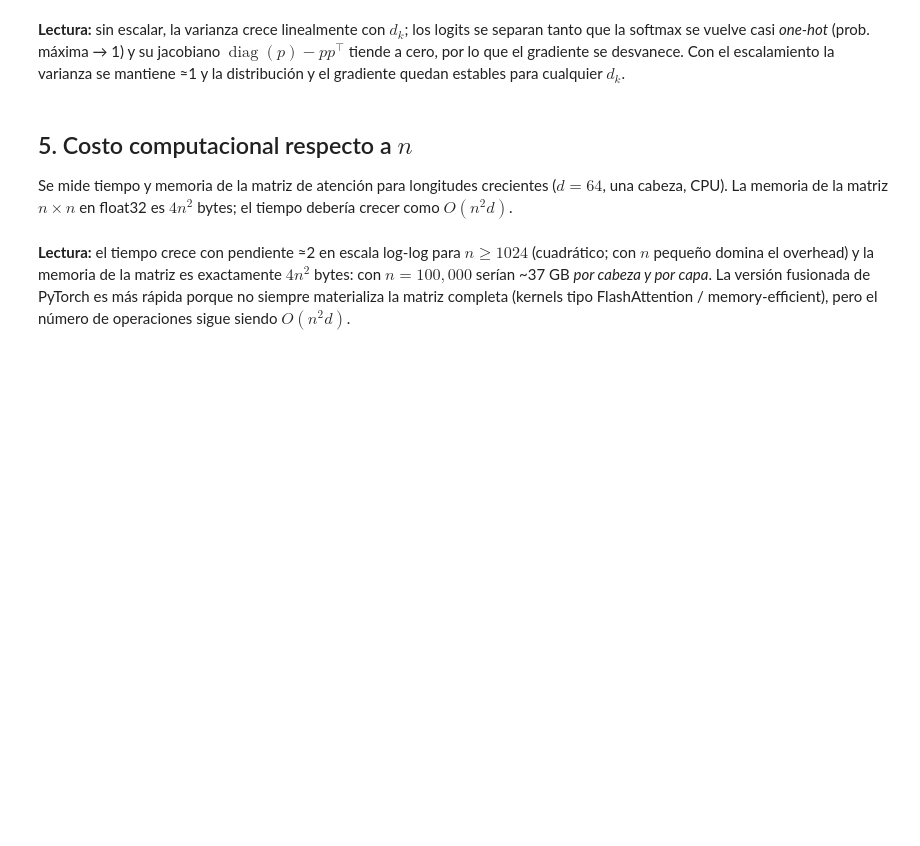
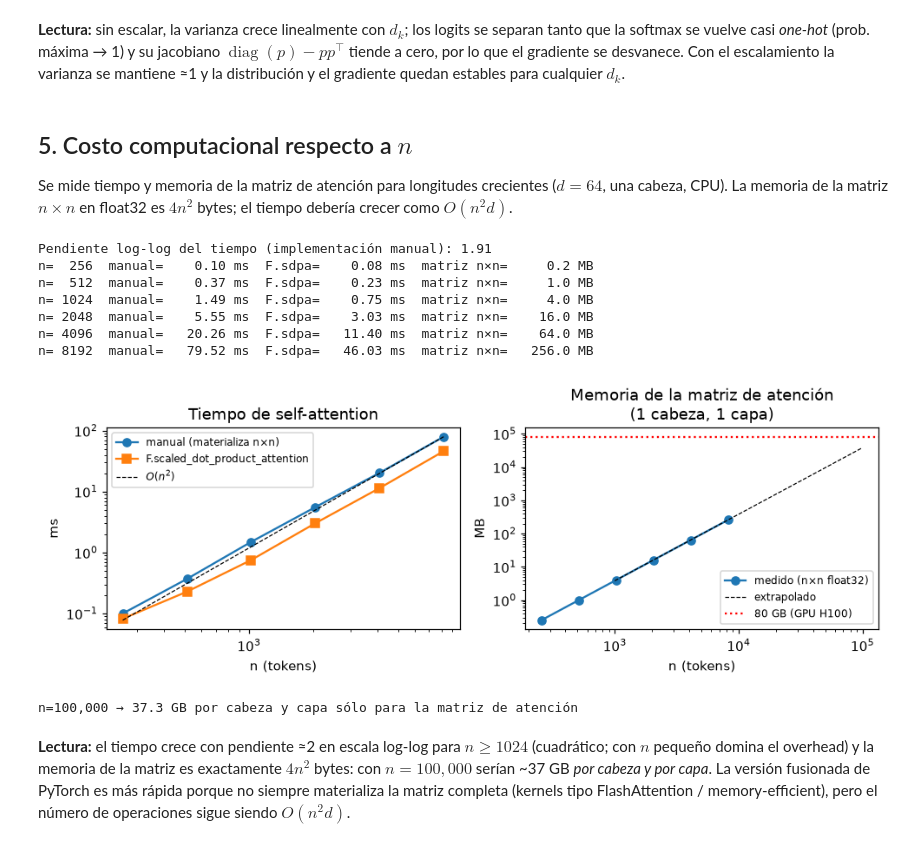
Before and after one commit to FerAHMz/HT2-dl, a Jupyter notebook: notebooks/HT2_atencion.ipynb, the cells around one changed output. Drawn from its saved outputs; the diff is of its cells as text; code cells hidden in the pictures; blank space fills up the shorter version.

```diff
--- a/notebooks/HT2_atencion.ipynb
+++ b/notebooks/HT2_atencion.ipynb
@@ -173,33 +212,44 @@ def bench(fn, reps=5):
 
 d = 64
 ns = [256, 512, 1024, 2048, 4096, 8192]
 n_threads = torch.get_num_threads()
 torch.set_num_threads(1)  # un solo hilo: el tiempo refleja el número de operaciones, no el paralelismo
 t_manual, t_fused, mem_mb = [], [], []
 for n_ in ns:
     q = torch.randn(1, 1, n_, d); k = torch.randn(1, 1, n_, d); v = torch.randn(1, 1, n_, d)
     t_manual.append(bench(lambda: scaled_dot_product_attention(q, k, v)))
     t_fused.append(bench(lambda: F.scaled_dot_product_attention(q, k, v)))
     mem_mb.append(4 * n_ * n_ / 2**20)  # matriz de pesos n×n en float32
 torch.set_num_threads(n_threads)
 
 slope = np.polyfit(np.log(ns[2:]), np.log(t_manual[2:]), 1)[0]
 print("Pendiente log-log del tiempo (implementación manual):", round(slope, 2))
 for n_, a, b, m in zip(ns, t_manual, t_fused, mem_mb):
     print(f"n={n_:>5}  manual={a*1e3:8.2f} ms  F.sdpa={b*1e3:8.2f} ms  matriz n×n={m:8.1f} MB")
 
 fig, axes = plt.subplots(1, 2, figsize=(9, 3.3))
 axes[0].loglog(ns, np.array(t_manual) * 1e3, "o-", label="manual (materializa n×n)")
 axes[0].loglog(ns, np.array(t_fused) * 1e3, "s-", label="F.scaled_dot_product_attention")
 ref = np.array(ns, float) ** 2; axes[0].loglog(ns, ref / ref[-1] * t_manual[-1] * 1e3, "k--", lw=0.8, label="$O(n^2)$")
 axes[0].set(title="Tiempo de self-attention", xlabel="n (tokens)", ylabel="ms"); axes[0].legend(fontsize=8)
 n_big = np.array([1e3, 4e3, 16e3, 32e3, 100e3])
 axes[1].loglog(ns, mem_mb, "o-", label="medido (n×n float32)")
 axes[1].loglog(n_big, 4 * n_big**2 / 2**30 * 1024, "k--", lw=0.8, label="extrapolado")
 axes[1].axhline(80 * 1024, color="r", ls=":", label="80 GB (GPU H100)")
 axes[1].set(title="Memoria de la matriz de atención\n(1 cabeza, 1 capa)", xlabel="n (tokens)", ylabel="MB"); axes[1].legend(fontsize=8)
+for ax in axes: ax.xaxis.set_minor_formatter(plt.NullFormatter())
 fig.tight_layout(); fig.savefig(FIG / "costo.png"); plt.show()
 print(f"n=100,000 → {4*1e5**2/2**30:.1f} GB por cabeza y capa sólo para la matriz de atención")
+# %% [output]
+Pendiente log-log del tiempo (implementación manual): 1.91
+n=  256  manual=    0.10 ms  F.sdpa=    0.08 ms  matriz n×n=     0.2 MB
+n=  512  manual=    0.37 ms  F.sdpa=    0.23 ms  matriz n×n=     1.0 MB
+n= 1024  manual=    1.49 ms  F.sdpa=    0.75 ms  matriz n×n=     4.0 MB
+n= 2048  manual=    5.55 ms  F.sdpa=    3.03 ms  matriz n×n=    16.0 MB
+n= 4096  manual=   20.26 ms  F.sdpa=   11.40 ms  matriz n×n=    64.0 MB
+n= 8192  manual=   79.52 ms  F.sdpa=   46.03 ms  matriz n×n=   256.0 MB
+[figure, added]
+n=100,000 → 37.3 GB por cabeza y capa sólo para la matriz de atención
 # %% [markdown]
 **Lectura:** el tiempo crece con pendiente ≈2 en escala log-log para $n\ge1024$ (cuadrático; con $n$ pequeño domina el overhead) y la memoria de la matriz es exactamente $4n^2$ bytes: con $n=100{,}000$ serían ~37 GB *por cabeza y por capa*. La versión fusionada de PyTorch es más rápida porque no siempre materializa la matriz completa (kernels tipo FlashAttention / memory-efficient), pero el número de operaciones sigue siendo $O(n^2d)$.
 # %% [markdown]
```
Also changed, not shown: parts of 13 cells of this notebook, 7 other files.
